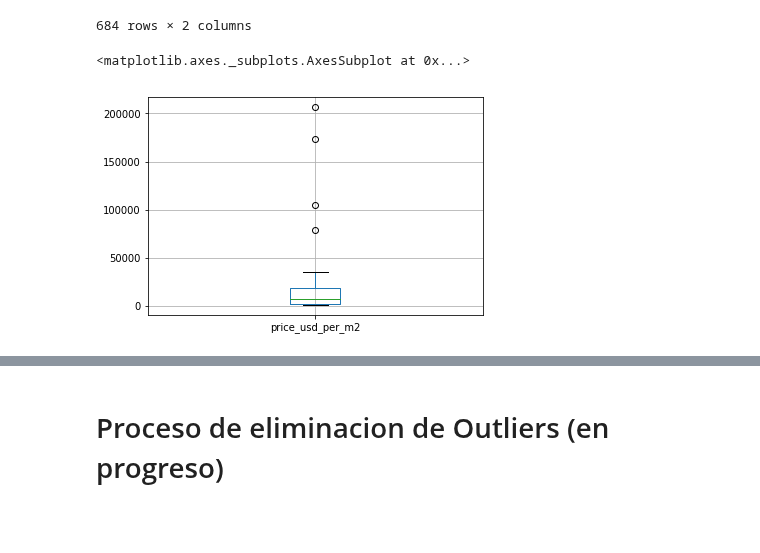
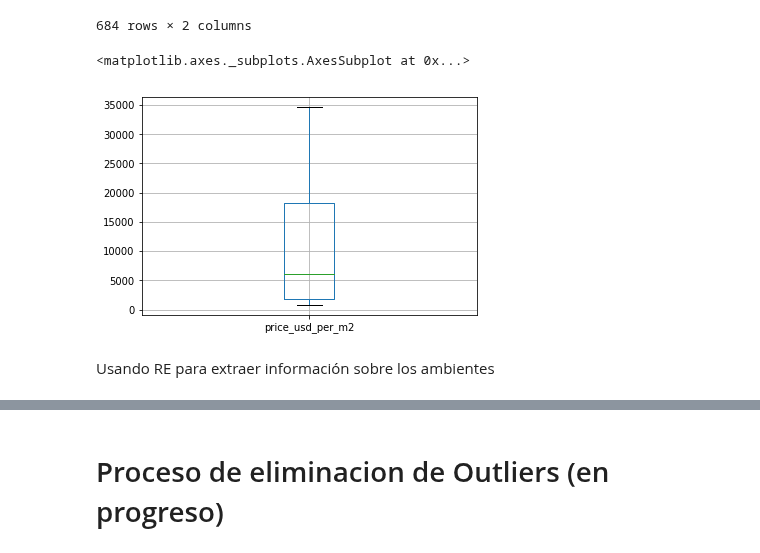
Before and after one commit to rgvillar/properati, a Jupyter notebook: Grupo7.ipynb, the cells around one changed output, grey strips where cells are left out. Drawn from its saved outputs; the diff is of its cells as text; code cells hidden in the pictures; blank space fills up the shorter version.

Commit message:
Notebook con RE para extraer ambientes

```diff
--- a/Grupo7.ipynb
+++ b/Grupo7.ipynb
@@ -787,8 +787,10 @@ dfprop = dfprop.loc[(dfprop['price_usd_per_m2']>dfprop['cota_inf'])&(dfprop['pri
 # %%
 import matplotlib.pyplot as plt
 %matplotlib inline
 #Analizamos outliers. Ejemplo Boedo.
-dfprop[dfprop['district_name_key']].boxplot(column='price_usd_per_m2')
+dfprop[dfprop['district_name'] == 'Boedo'].boxplot(column='price_usd_per_m2')
 # %% [output]
 <matplotlib.axes._subplots.AxesSubplot at 0x...>
-[figure, old version]
+[figure, new version]
+# %% [markdown]
+Usando RE para extraer información sobre los ambientes
```
Also changed, not shown: parts of 15 cells of this notebook.
